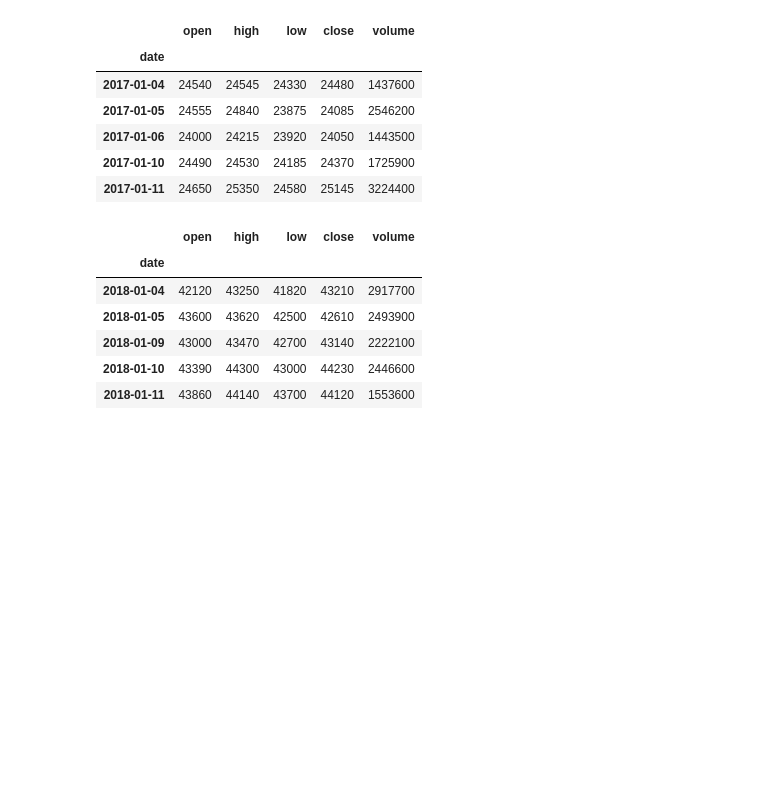
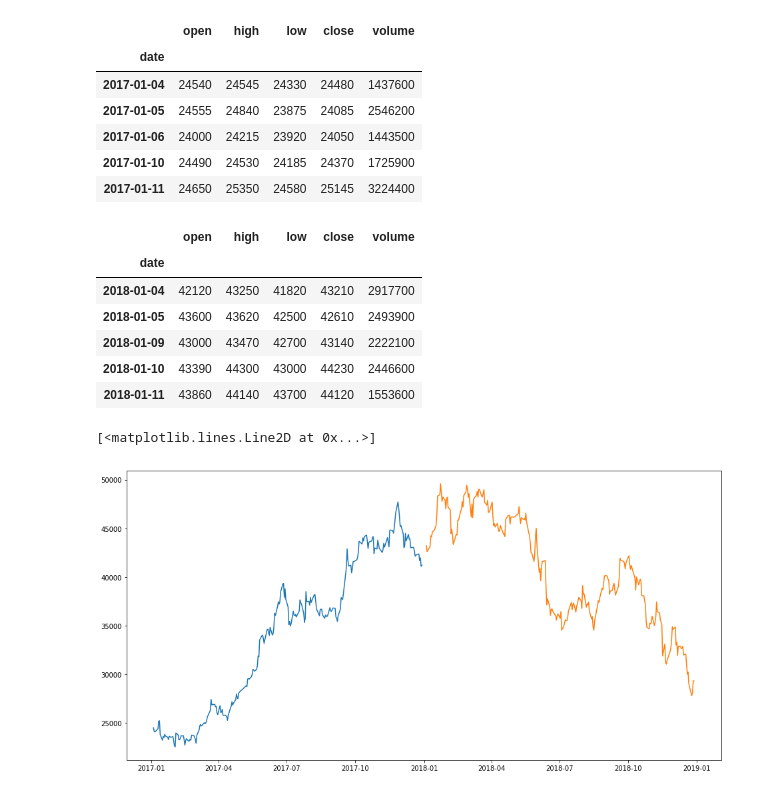
Before and after one commit to turnip-python/colab, a Jupyter notebook: firststep.ipynb, the cells around one changed output. Saved outputs shown, nothing was run; the diff lists cells and outputs as text; code cells hidden in the pictures; blank space fills up the shorter version.

```diff
--- a/firststep.ipynb
+++ b/firststep.ipynb
@@ -27,3 +32,14 @@ display(test_df.head())
 | 2018-01-09 | 43000 | 43470 | 42700 | 43140 | 2222100 |
 | 2018-01-10 | 43390 | 44300 | 43000 | 44230 | 2446600 |
 | 2018-01-11 | 43860 | 44140 | 43700 | 44120 | 1553600 |
+# %%
+import matplotlib.pyplot as plt
+from pandas.plotting import register_matplotlib_converters
+register_matplotlib_converters()
+plt.rcParams['figure.figsize'] = (16, 8)
+
+plt.plot(training_df.close)
+plt.plot(test_df.close)
+# %% [output]
+[<matplotlib.lines.Line2D at 0x...>]
+[figure, added]
```
Also changed, not shown: parts of 1 cell of this notebook.
